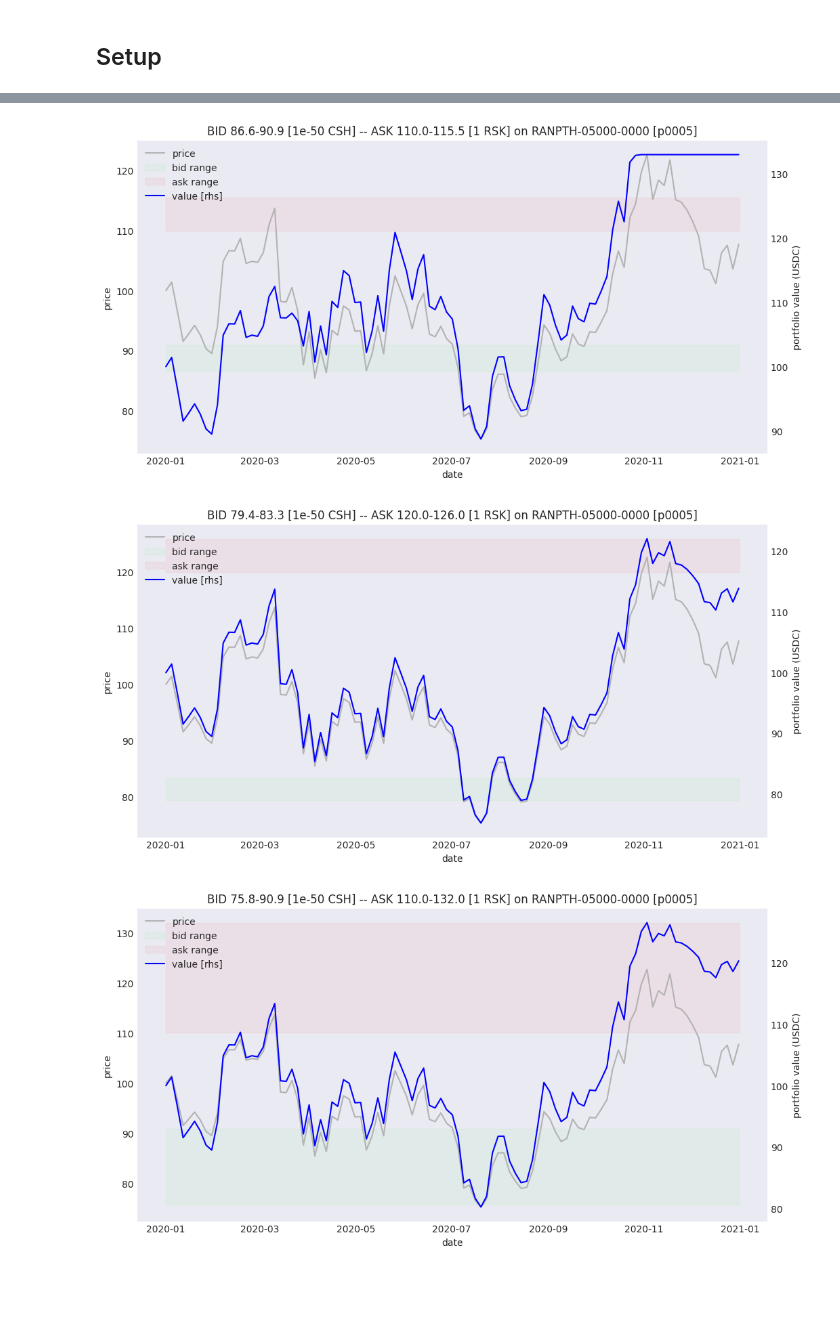
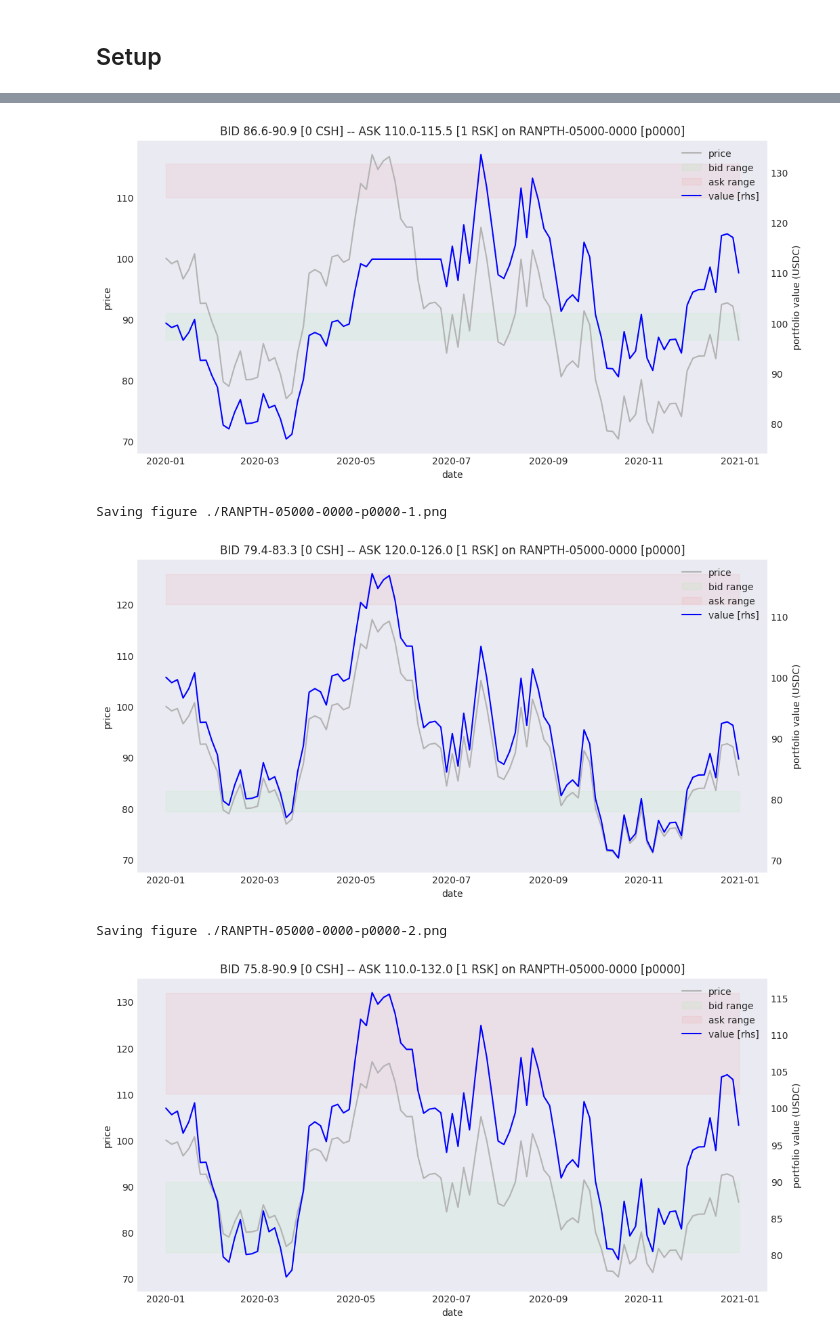
Before and after one commit to bancorprotocol/carbon-simulator-binder, a Jupyter notebook: Frozen/20230121/Demo7-3.ipynb, the cells around one changed output, grey strips where cells are left out. Drawn from its saved outputs; the diff is of its cells as text; code cells hidden in the pictures; blank space fills up the shorter version.

```diff
--- a/Frozen/20230121/Demo7-3.ipynb
+++ b/Frozen/20230121/Demo7-3.ipynb
@@ -35,6 +40,8 @@ DATAFN
 # %%
-OUTPATH = "/Users/skl/Desktop/sim7-3"
-OUTPATH = None
-if OUTPATH:
+OUTPATH = "/Users/skl/Desktop/sim7-3"       # uncomment to save charts in specific location
+OUTPATH = "."                               # uncomment to save charts in current directory
+#OUTPATH = None                              # uncomment to not save charts
+if OUTPATH and OUTPATH != ".":
     !mkdir {OUTPATH}
     !rm {OUTPATH}/*.png
+print(f"OUTPATH = {OUTPATH}")
@@ -137,8 +54,9 @@ strategy.from_mwh(2000, 0.1, 0.05, amt_rsk=1, rsk="ETH", csh="USD").p
 # %%
 strats = (
-    strategy.from_mwh(100, 0.1, 0.05, amt_rsk=1, amt_csh=1e-50),
-    strategy.from_mwh(100, 0.2, 0.05, amt_rsk=1, amt_csh=1e-50),
-    strategy.from_mwh(100, 0.1, 0.2, amt_rsk=1, amt_csh=1e-50),
-    strategy.from_mwh(100, 0.2, 0.2, amt_rsk=1, amt_csh=1e-50),
+    strategy.from_mwh(m=100, g=0.10, w=0.05, amt_rsk=1, amt_csh=0),
+    strategy.from_mwh(m=100, g=0.20, w=0.05, amt_rsk=1, amt_csh=0),
+    strategy.from_mwh(m=100, g=0.10, w=0.20, amt_rsk=1, amt_csh=0),
+    strategy.from_mwh(m=100, g=0.20, w=0.20, amt_rsk=1, amt_csh=0),
 )
+#strats
 # %% [markdown]
@@ -146,12 +64,5 @@ strats = (
 # %%
 def run_sim(strat, path):
-    """
-    runs a simulation
-
-    :strat:    the `strategy` object
-    :path:     simulation path (pandas or numpy series)
-    :returns:  tuple(rskamt_r, cshamt_r, value_r)
-    """
     Sim = CarbonSimulatorUI(pair=strat.slashpair)
     Sim.add_strategy(*strat.p)
     #print(strat.p)
@@ -170,10 +81,6 @@ def run_sim(strat, path):
     return rskamt_r, cshamt_r, value_r
 # %%
 def plot_sim(strat, rskamt_f, cshamt_r, value_r, dataid):
-    """
-    plots the chart
-    """
-
     rskamt_f  = rskamt_r[-1]
     cshamt_f  = cshamt_r[-1]
 
@@ -195,5 +104,5 @@ def plot_sim(strat, rskamt_f, cshamt_r, value_r, dataid):
 # %%
-for colnm in ["p0005"]:
+for colnm in ["p0000", "p0001", "p0002"]:
     for ix, strat in enumerate(strats):
 
         path = pdread(DATAFN, colnm)
@@ -201,7 +110,9 @@ for colnm in ["p0005"]:
 
         rskamt_r, cshamt_r, value_r = run_sim(strat, path)
         plot_sim(strat, rskamt_r, cshamt_r, value_r, f"{DATAID} [{colnm}]")
-        if OUTPATH:
+
+        # save charts
+        if isinstance(OUTPATH, str):
             ffn = j(OUTPATH, f"{DATAID}-{colnm}-{ix}.png")
             print(f"Saving figure {ffn}")
             plt.savefig(ffn)
@@ -210,3 +122,5 @@ for colnm in ["p0005"]:
-[figure, old version]
+[figure, new version]
+Saving figure ./RANPTH-05000-0000-p0000-1.png
-[figure, old version]
+[figure, new version]
+Saving figure ./RANPTH-05000-0000-p0000-2.png
-[figure, old version]
+[figure, new version]
```
Also changed, not shown: parts of 20 cells of this notebook.
